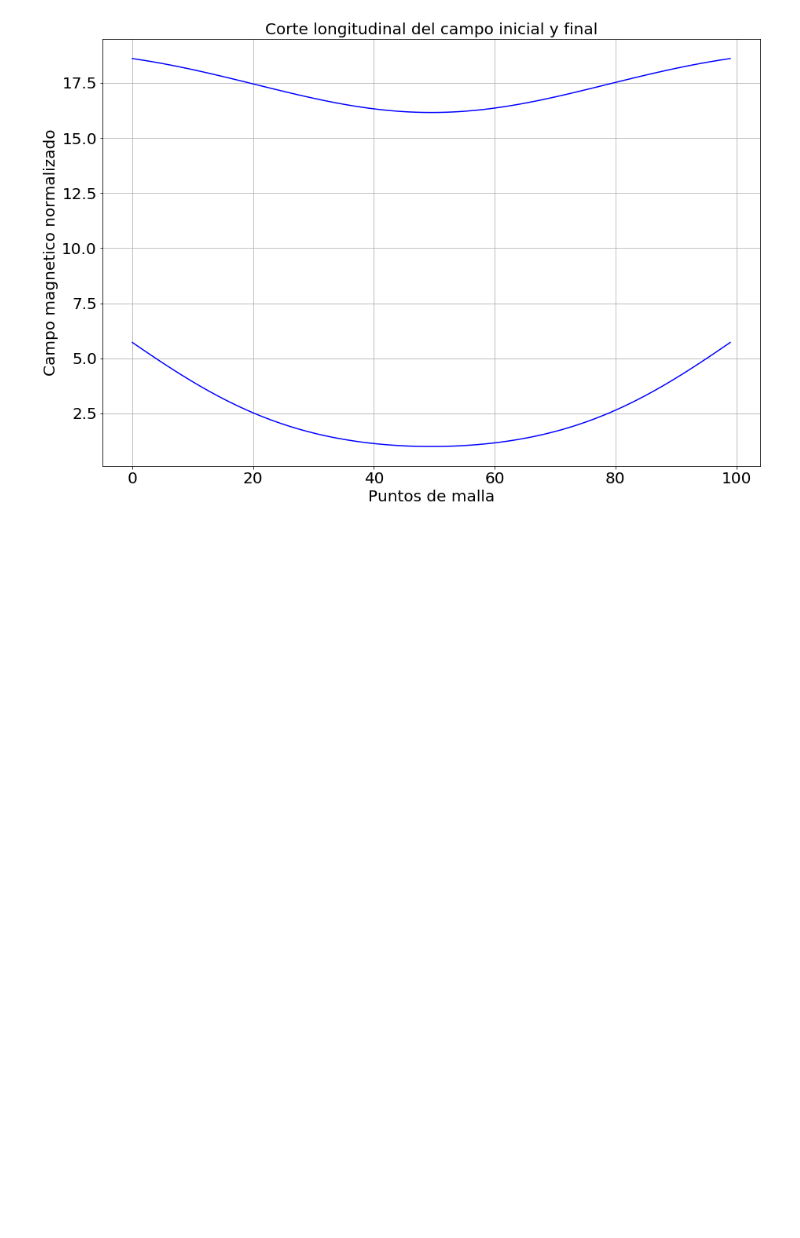
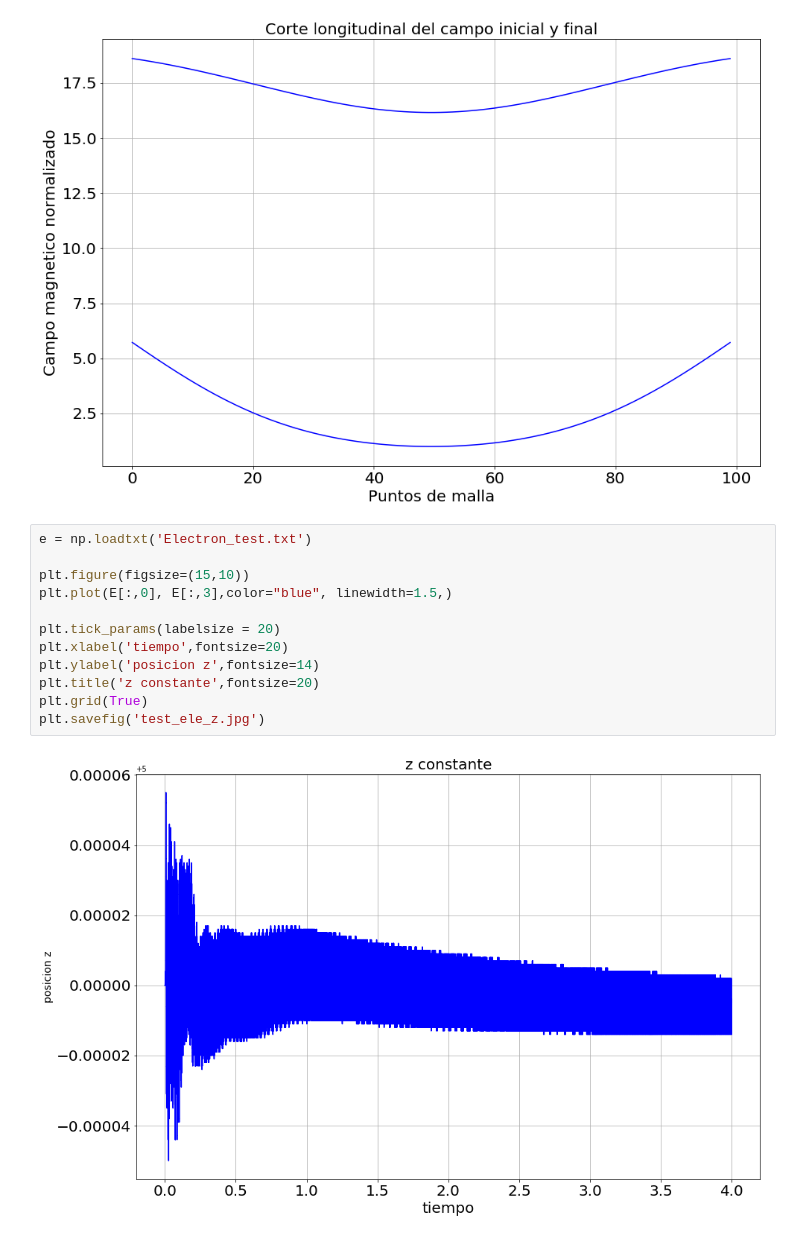
Before and after one commit to alejandroher07/Proyecto-final-, a Jupyter notebook: testing/testing.ipynb, the cells around one changed output. Saved outputs shown, nothing was run; the diff lists cells and outputs as text; blank space fills up the shorter version.

```diff
--- a/testing/testing.ipynb
+++ b/testing/testing.ipynb
@@ -42,3 +42,17 @@ plt.grid(True)
 plt.savefig('Campo_i_f.jpg')
 # %% [output]
 [figure]
+# %%
+e = np.loadtxt('Electron_test.txt')
+
+plt.figure(figsize=(15,10))
+plt.plot(E[:,0], E[:,3],color="blue", linewidth=1.5,)
+
+plt.tick_params(labelsize = 20)
+plt.xlabel('tiempo',fontsize=20)
+plt.ylabel('posicion z',fontsize=14)
+plt.title('z constante',fontsize=20)
+plt.grid(True)
+plt.savefig('test_ele_z.jpg')
+# %% [output]
+[figure, added]
```
Also changed, not shown: parts of 2 cells of this notebook.
